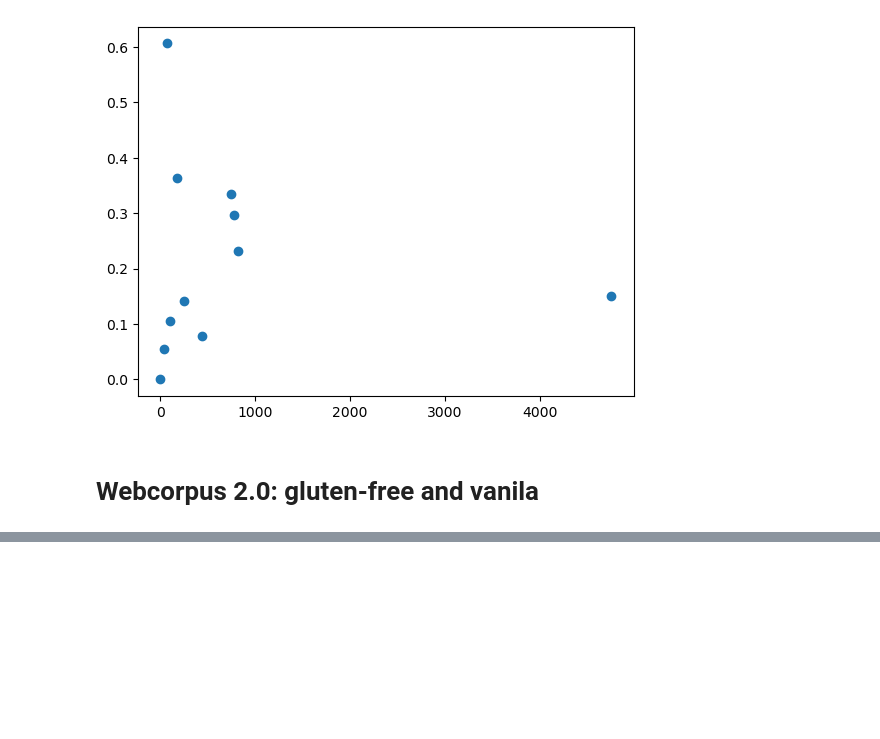
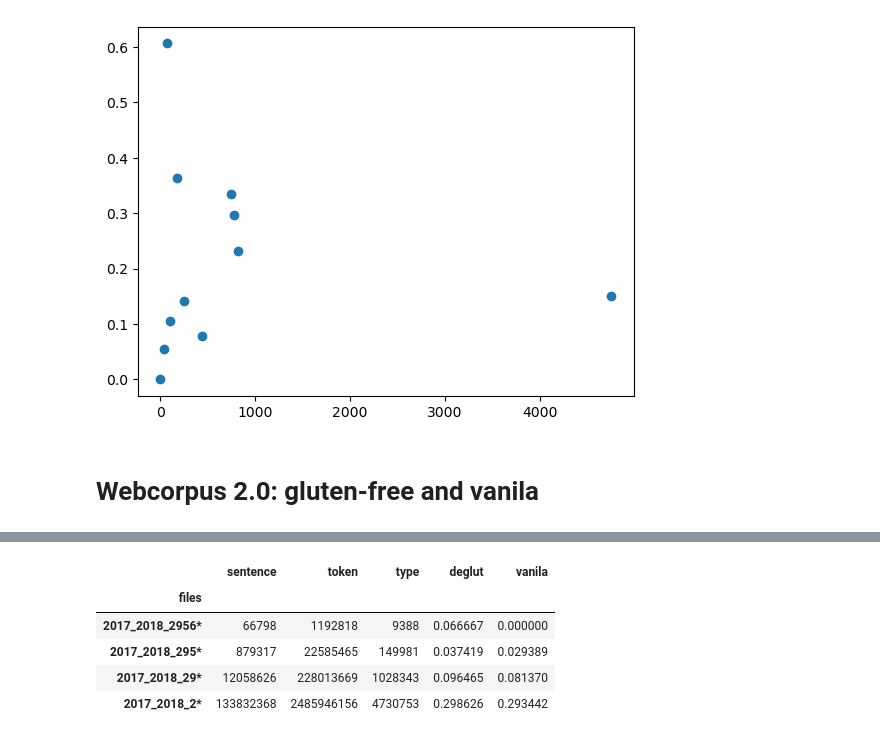
Before and after one commit to makrai/analogy-gluten-free, a Jupyter notebook: gluten-free-analogy.ipynb, the cells around one changed output, grey strips where cells are left out. Saved outputs shown, nothing was run; the diff lists cells and outputs as text; code cells hidden in the pictures; blank space fills up the shorter version.

```diff
--- a/gluten-free-analogy.ipynb
+++ b/gluten-free-analogy.ipynb
@@ -74,0 +84,9 @@ len(model.wv.key_to_index)
+# %%
+df
+# %% [output]
+|  | sentence | token | type | deglut | vanila |
+| files |  |  |  |  |  |
+| 2017_2018_2956* | 66798 | 1192818 | 9388 | 0.066667 | 0.000000 |
+| 2017_2018_295* | 879317 | 22585465 | 149981 | 0.037419 | 0.029389 |
+| 2017_2018_29* | 12058626 | 228013669 | 1028343 | 0.096465 | 0.081370 |
+| 2017_2018_2* | 133832368 | 2485946156 | 4730753 | 0.298626 | 0.293442 |
```
Also changed, not shown: parts of 7 cells of this notebook, 2 other files.
